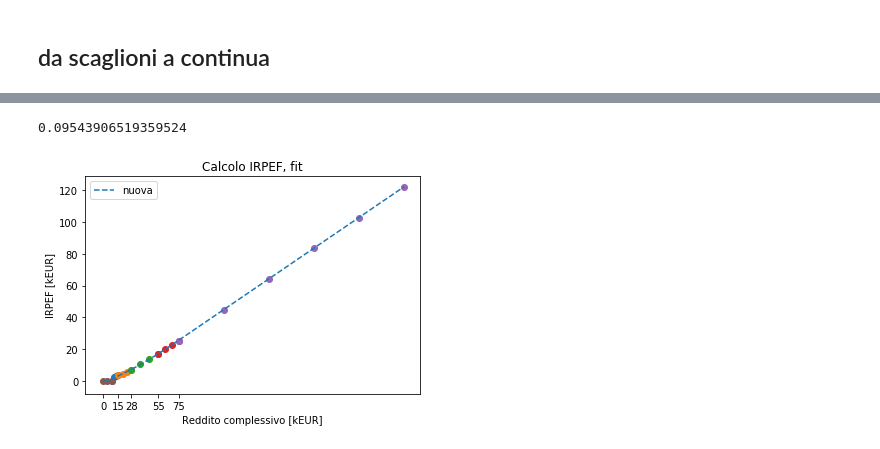
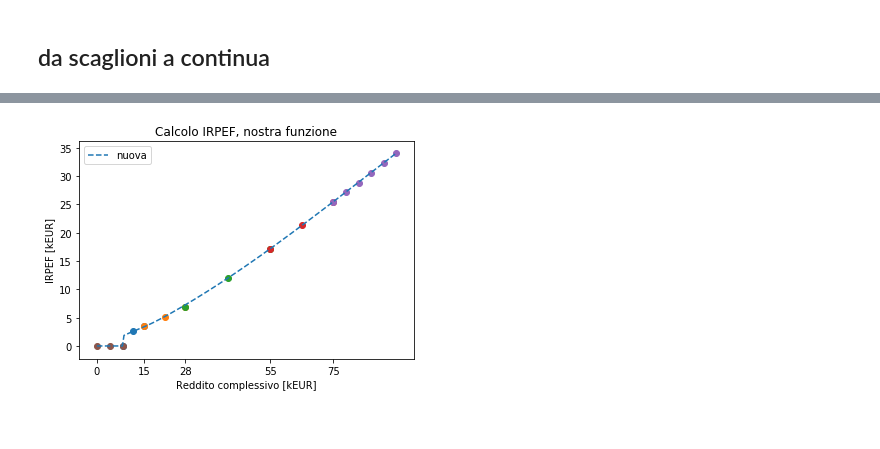
Before and after one commit to vlavorini/studio_irpef, a Jupyter notebook: primo.ipynb, the cells around one changed output, grey strips where cells are left out. Drawn from its saved outputs; the diff is of its cells as text; code cells hidden in the pictures.

```diff
--- a/primo.ipynb
+++ b/primo.ipynb
@@ -91,7 +89,7 @@ df = df[df['Reddito complessivo - Media']<100]
 colonne_interessanti = ['Classi di reddito complessivo in euro',
                         'Numero contribuenti',
                         'Reddito complessivo - Ammontare',
-                       'Reddito complessivo - Media']
+                       'Reddito complessivo - Media', 'larghezza']
 df = df[colonne_interessanti]
 df.head()
 # %% [output]
@@ -355,42 +291,41 @@ parametri [27.42923408 42.5570628  -0.79495414]
 # %%
-con_fit = True
-max_red = 300 # np.max(df['Reddito complessivo - Media']
+con_func = True
+max_red = 95 # np.max(df['Reddito complessivo - Media']
 
 for i_sc, scaglione in enumerate(scaglioni):
     if i_sc<4:
-        x = np.linspace(np.max([scaglione, no_tax]), scaglioni[i_sc+1], 4)
+        x = np.linspace(np.max([scaglione, no_tax]), scaglioni[i_sc+1], 3)
     elif i_sc == 4:
         x = np.linspace(scaglioni[-1], max_red, 6)
     else:
         x = np.linspace(0, no_tax, 2)
     y = []
     for x_i in x:
         y.append(calc_irpef(x_i))
     plt.scatter(x, y)
 
 x = np.linspace(0, no_tax, 3)
 y = []
 for x_i in x:
     y.append(calc_irpef(x_i))
 plt.scatter(x, y)
 
 
 
-if con_fit:
+if con_func:
     ascisse_cont = np.linspace(0, max_red, 200)
-    nuova_irpef = (calc_nuova_irpef(ascisse_cont, *pars, fit_sc_min, fit_sc_max))
+    nuova_irpef = (calc_nuovissima_irpef(ascisse_cont))
     plt.plot(ascisse_cont, nuova_irpef, '--', label='nuova')
 
 
 plt.xlabel("Reddito complessivo [kEUR]")
 plt.ylabel("IRPEF [kEUR]")
-if con_fit:
-    plt.title("Calcolo IRPEF, fit")
+if con_func:
+    plt.title("Calcolo IRPEF, nostra funzione")
 else:
     plt.title("Calcolo IRPEF, sistema attuale")
 plt.legend()
 plt.xticks(scaglioni)
 plt.show()
 # %% [output]
-0.09543906519359524
-[figure, old version]
+[figure, new version]
```
Also changed, not shown: parts of 16 cells of this notebook.
